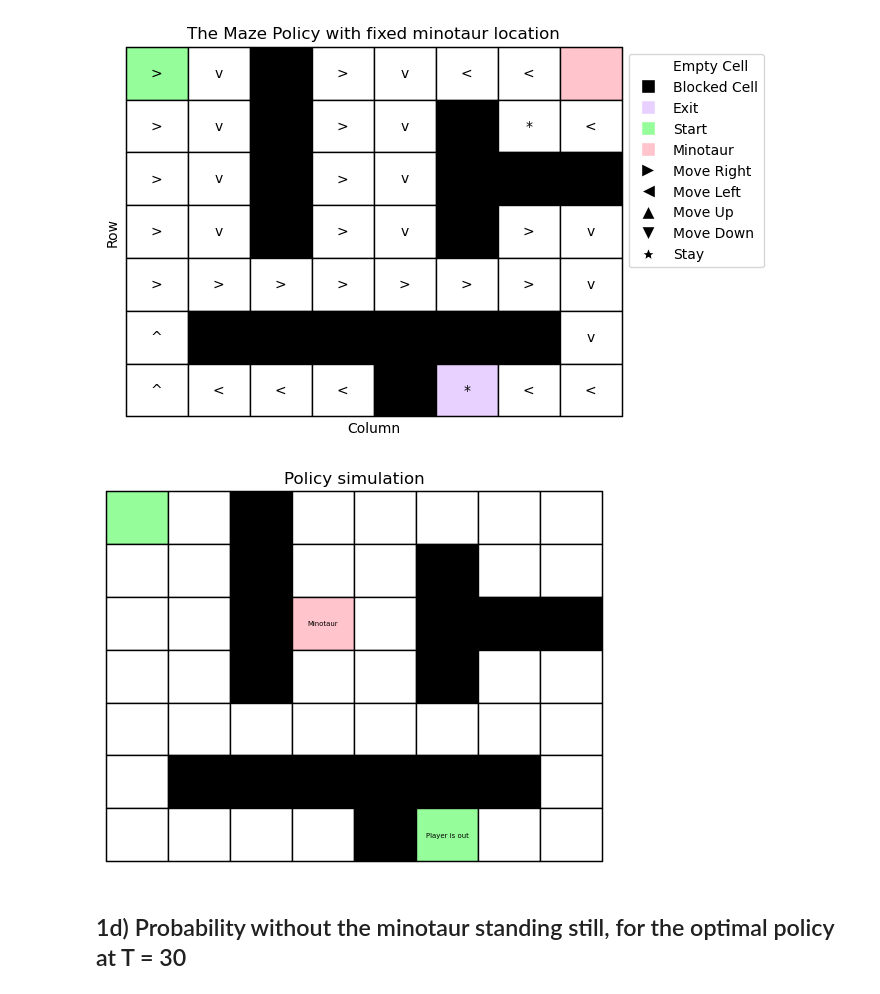
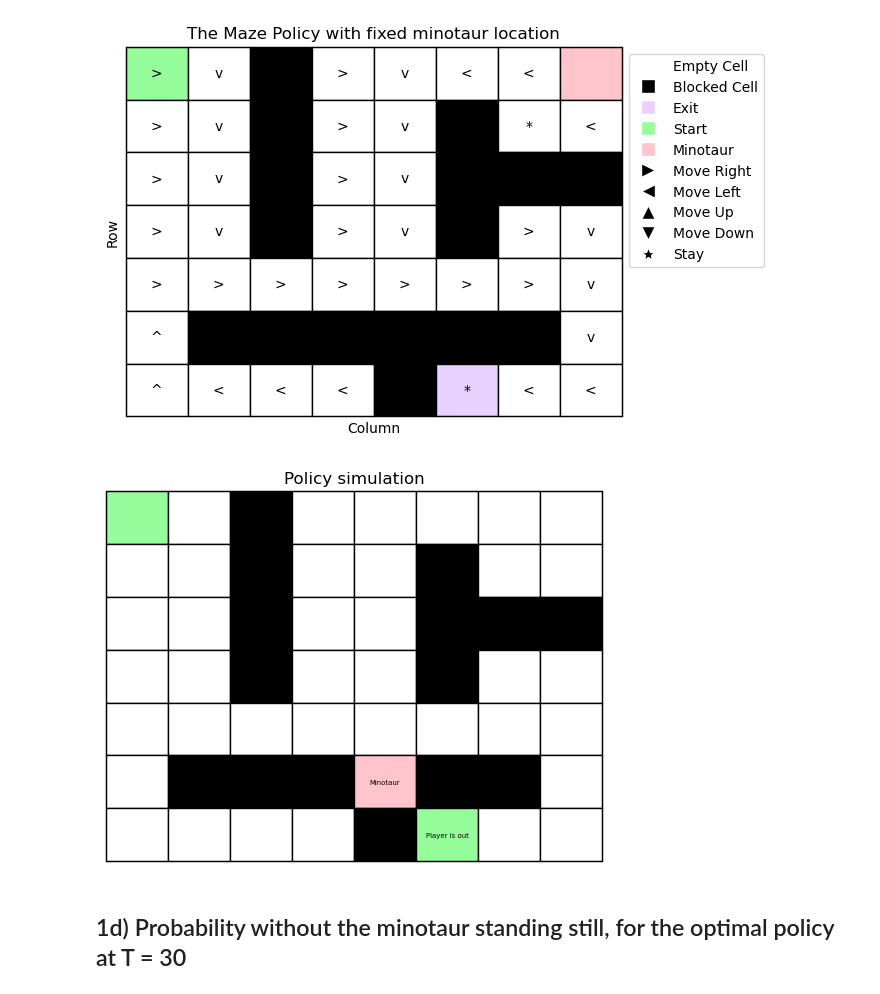
Before and after one commit to SevenhuijsenM/Lab-1-Reinforcement-Learning, a Jupyter notebook: problem_1.ipynb, the cells around one changed output. Drawn from its saved outputs; the diff is of its cells as text; code cells hidden in the pictures.

Commit message:
Resolved typos and issues
Elaborated on graphs as well
Added the report

```diff
--- a/problem_1.ipynb
+++ b/problem_1.ipynb
@@ -119,12 +117,11 @@ env.explain_policy(policy, starting_position_minotaur)
 [figure]
 # %%
 # Simulate with a moving minotaur (randomly)
-importlib.reload(mz)
 path = env.simulate(policy, method)
 
 mz.animate_solution(maze, path)
 # %% [output]
-[figure, old version]
+[figure, new version]
 # %% [markdown]
 ## 1d) Probability without the minotaur standing still, for the optimal policy at T = 30
 # %%
```
Also changed, not shown: parts of 10 cells of this notebook, 1 other file.
